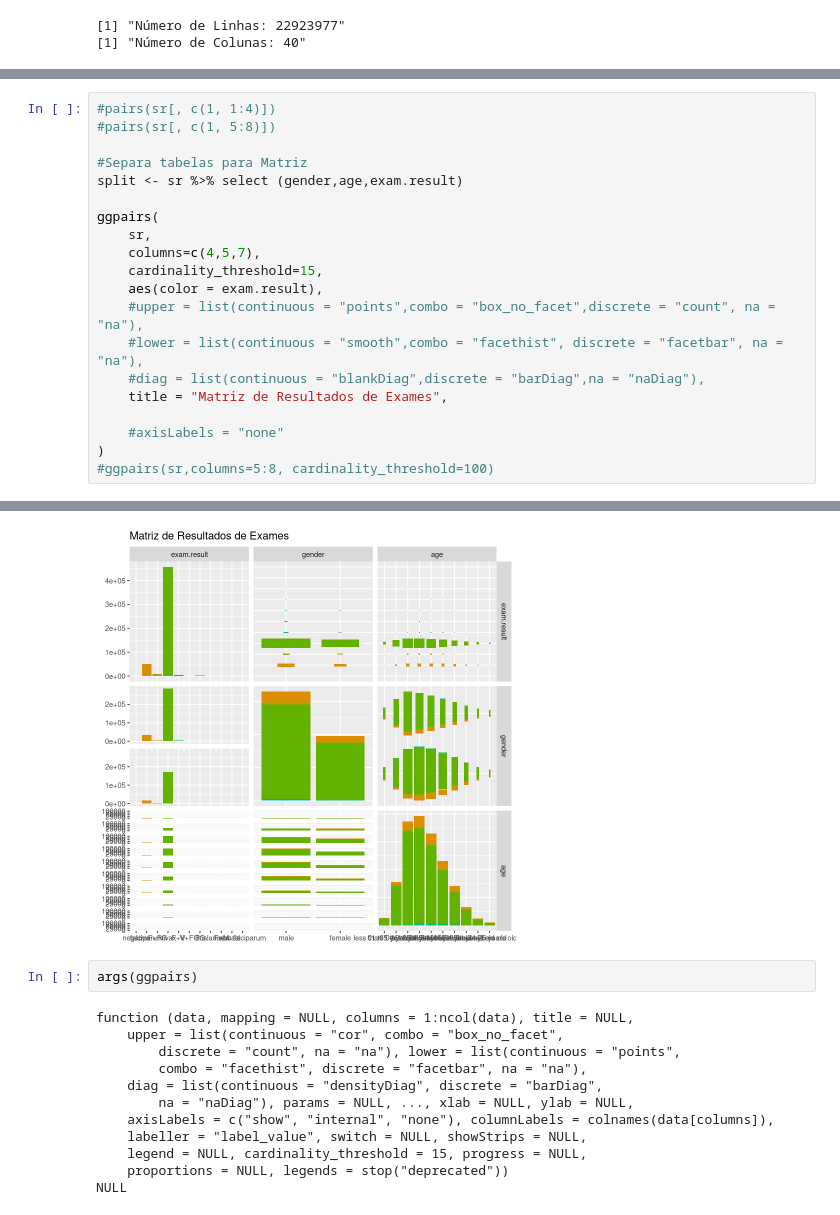
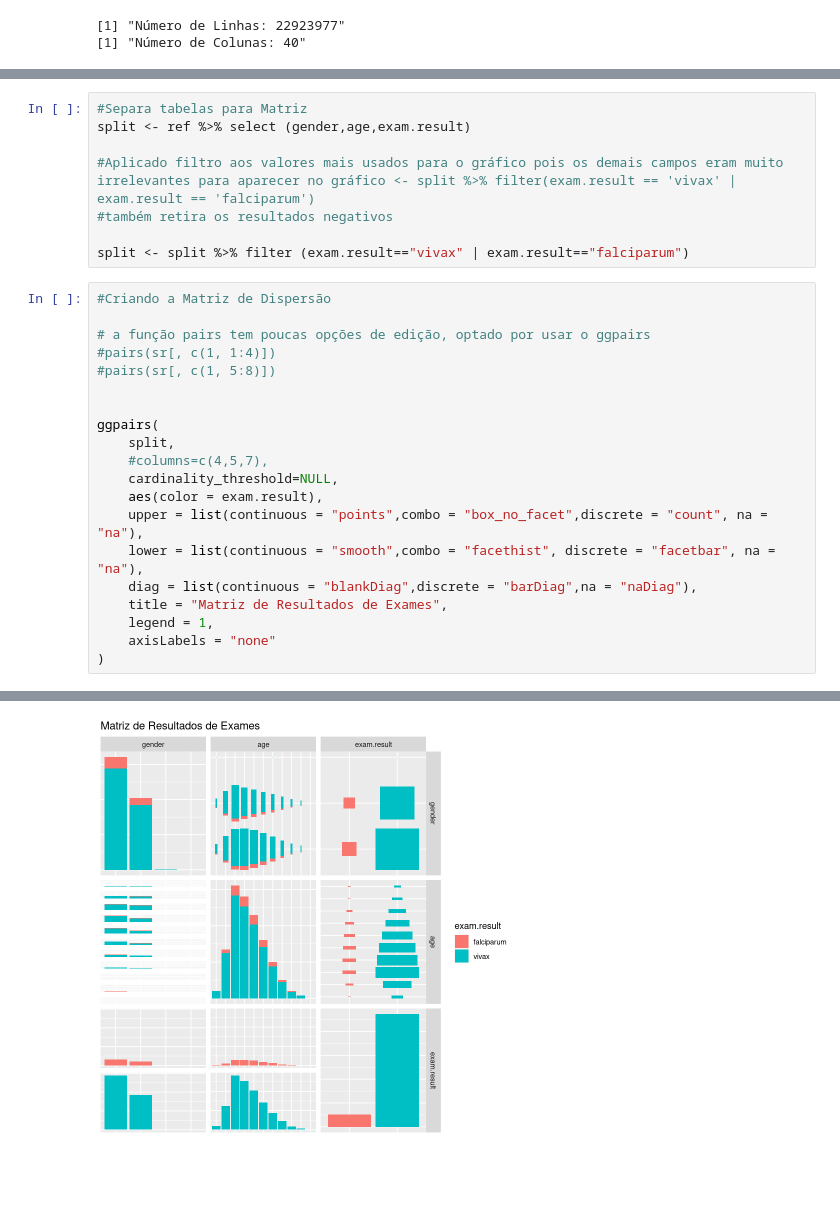
Before and after one commit to frankfaisca/cefet-min-dados, a Jupyter notebook: Exploration_Malaria.ipynb, the cells around one changed output, grey strips where cells are left out. Cells and saved outputs as stored; diff of their text form; blank space fills up the shorter version.

```diff
--- a/Exploration_Malaria.ipynb
+++ b/Exploration_Malaria.ipynb
@@ -144,21 +150,29 @@ A data.frame: 11 × 2
+# %%
+#Separa tabelas para Matriz
+split <- ref %>% select (gender,age,exam.result)
+
+#Aplicado filtro aos valores mais usados para o gráfico pois os demais campos eram muito irrelevantes para aparecer no gráfico <- split %>% filter(exam.result == 'vivax' | exam.result == 'falciparum')
+#também retira os resultados negativos
+
+split <- split %>% filter (exam.result=="vivax" | exam.result=="falciparum")
 # %%
+#Criando a Matriz de Dispersão
+
+# a função pairs tem poucas opções de edição, optado por usar o ggpairs
 #pairs(sr[, c(1, 1:4)])
 #pairs(sr[, c(1, 5:8)])
 
-#Separa tabelas para Matriz
-split <- sr %>% select (gender,age,exam.result)
 
 ggpairs(
-    sr,
-    columns=c(4,5,7),
-    cardinality_threshold=15,
+    split,
+    #columns=c(4,5,7),
+    cardinality_threshold=NULL,
     aes(color = exam.result),
-    #upper = list(continuous = "points",combo = "box_no_facet",discrete = "count", na = "na"),
-    #lower = list(continuous = "smooth",combo = "facethist", discrete = "facetbar", na = "na"),
-    #diag = list(continuous = "blankDiag",discrete = "barDiag",na = "naDiag"),
+    upper = list(continuous = "points",combo = "box_no_facet",discrete = "count", na = "na"),
+    lower = list(continuous = "smooth",combo = "facethist", discrete = "facetbar", na = "na"),
+    diag = list(continuous = "blankDiag",discrete = "barDiag",na = "naDiag"),
     title = "Matriz de Resultados de Exames",
-
-    #axisLabels = "none"
+    legend = 1,
+    axisLabels = "none"
 )
-#ggpairs(sr,columns=5:8, cardinality_threshold=100)
 # %% [output]
@@ -165,16 +185,2 @@ ggpairs(
-[figure, old version]
+[figure, new version]
-# %%
-args(ggpairs)
-# %% [output]
-function (data, mapping = NULL, columns = 1:ncol(data), title = NULL,
-    upper = list(continuous = "cor", combo = "box_no_facet",
-        discrete = "count", na = "na"), lower = list(continuous = "points",
-        combo = "facethist", discrete = "facetbar", na = "na"),
-    diag = list(continuous = "densityDiag", discrete = "barDiag",
-        na = "naDiag"), params = NULL, ..., xlab = NULL, ylab = NULL,
-    axisLabels = c("show", "internal", "none"), columnLabels = colnames(data[columns]),
-    labeller = "label_value", switch = NULL, showStrips = NULL,
-    legend = NULL, cardinality_threshold = 15, progress = NULL,
-    proportions = NULL, legends = stop("deprecated"))
-NULL
 # %%
```
Also changed, not shown: parts of 15 cells of this notebook, 1 other file.
